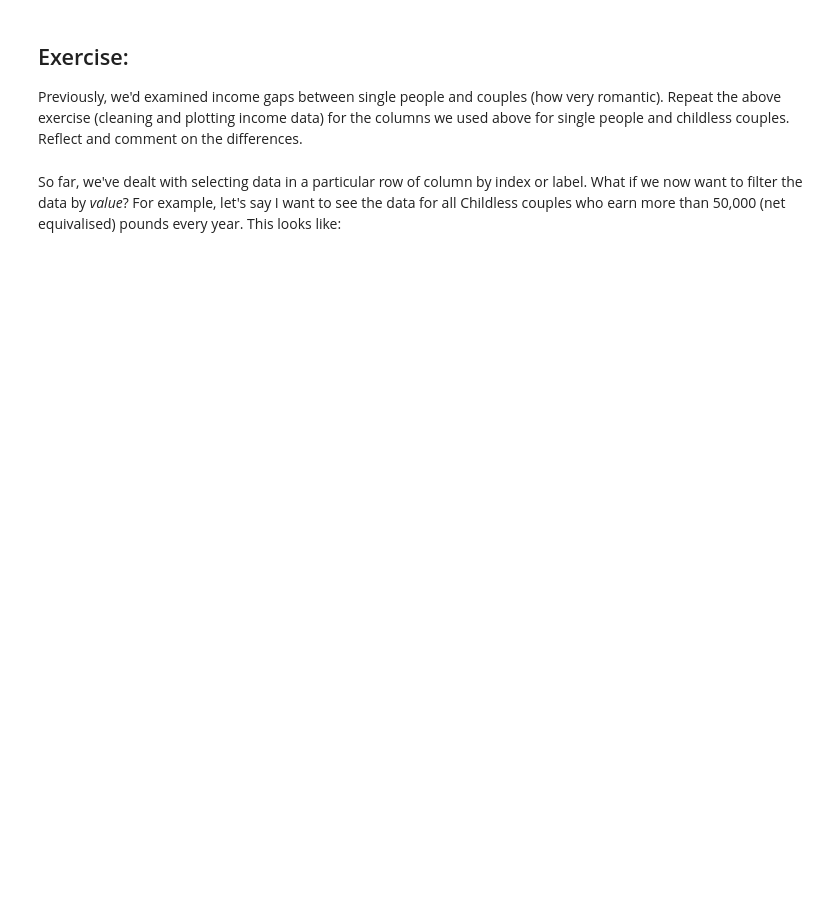
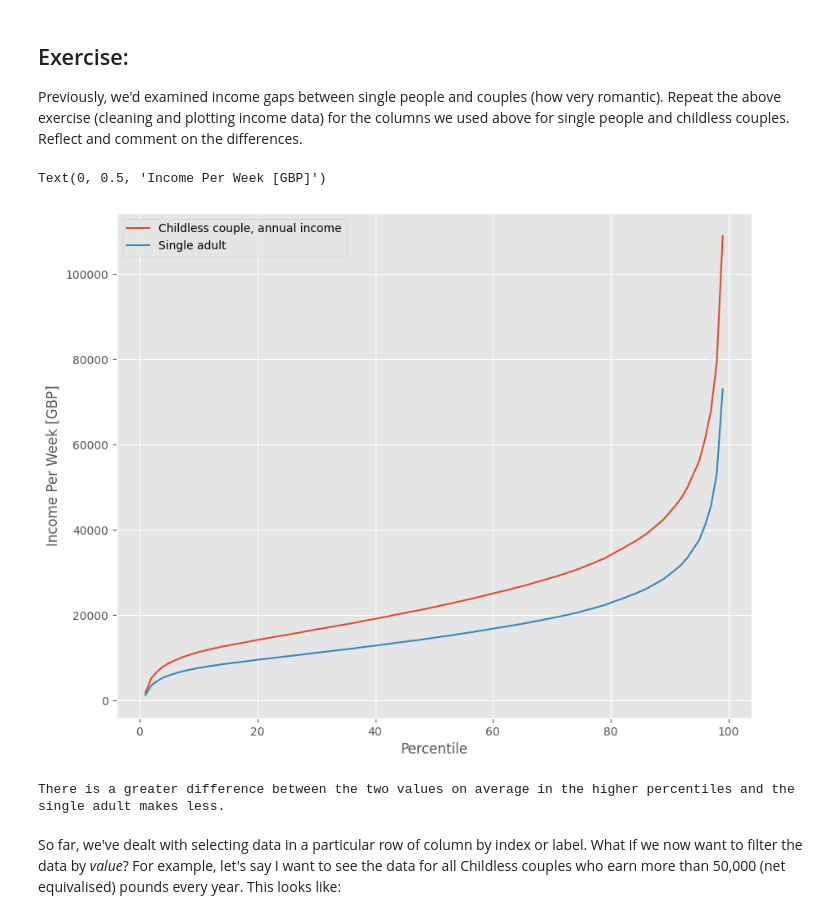
Before and after one commit to snig-17/QM2, a Jupyter notebook: notebooks/W02. Pandas.ipynb, the cells around one changed output. Drawn from its saved outputs; the diff is of its cells as text; code cells hidden in the pictures; blank space fills up the shorter version.

```diff
--- a/notebooks/W02. Pandas.ipynb
+++ b/notebooks/W02. Pandas.ipynb
@@ -311,3 +338,22 @@ Add your reflection here.
+# %%
+clean2 = income[['Childless couple, annual income','Single adult']]
+clean2.head()
+
+clean2=clean2.replace(',', '', regex=True)
+
+clean2 = clean2.replace('-', 'NaN', regex=True).astype('float')
+clean2.head()
+clean2.plot()
+plt.title('')
+plt.xlabel('Percentile')
+plt.ylabel('Income Per Week [GBP]')
+# %% [output]
+Text(0, 0.5, 'Income Per Week [GBP]')
+[figure, added]
+# %%
+print("There is a greater difference between the two values on average in the higher percentiles and the single adult makes less.")
+# %% [output]
+There is a greater difference between the two values on average in the higher percentiles and the single adult makes less.
 # %% [markdown]
 So far, we've dealt with selecting data in a particular row of column by index or label. What if we now want to filter the data by *value*? For example, let's say I want to see the data for all Childless couples who earn more than 50,000 (net equivalised) pounds every year. This looks like:
 # %%
```
Also changed, not shown: parts of 19 cells of this notebook.
